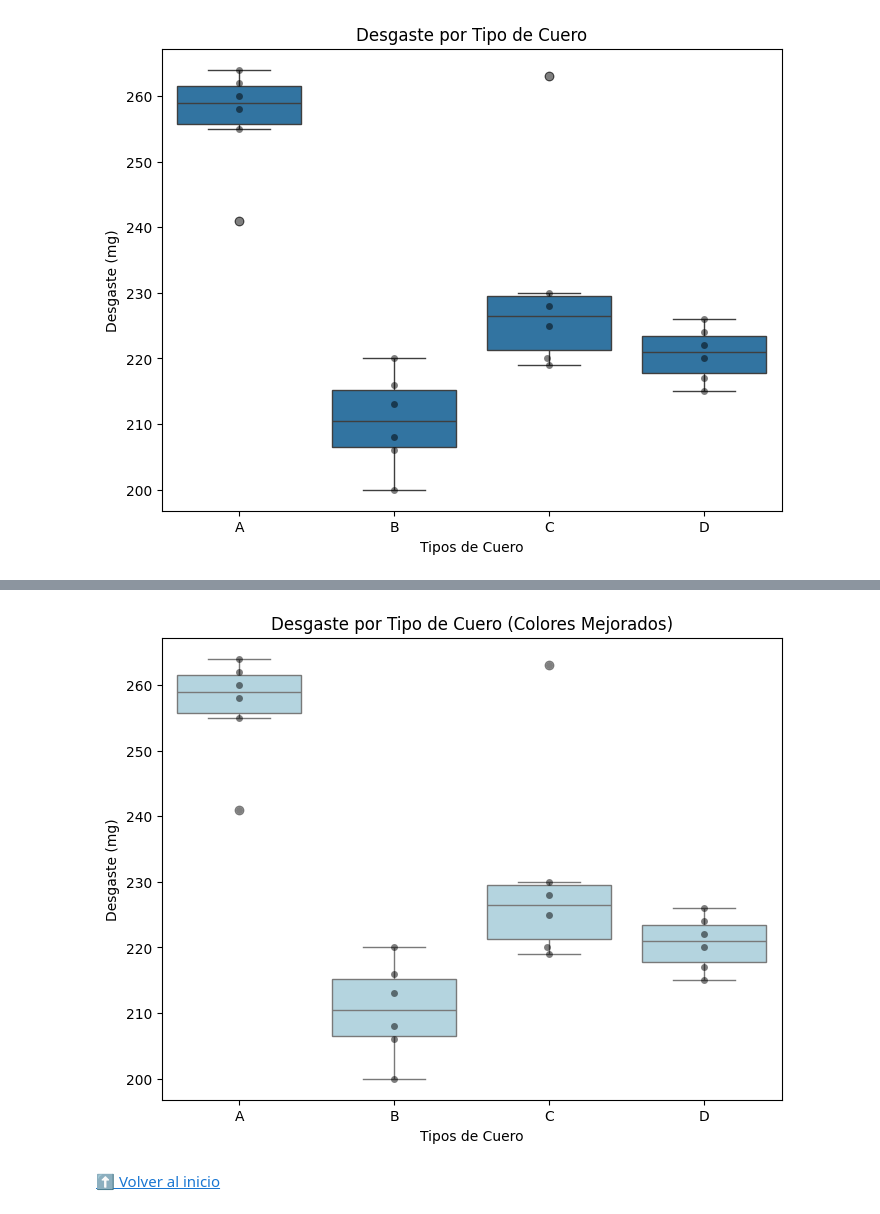
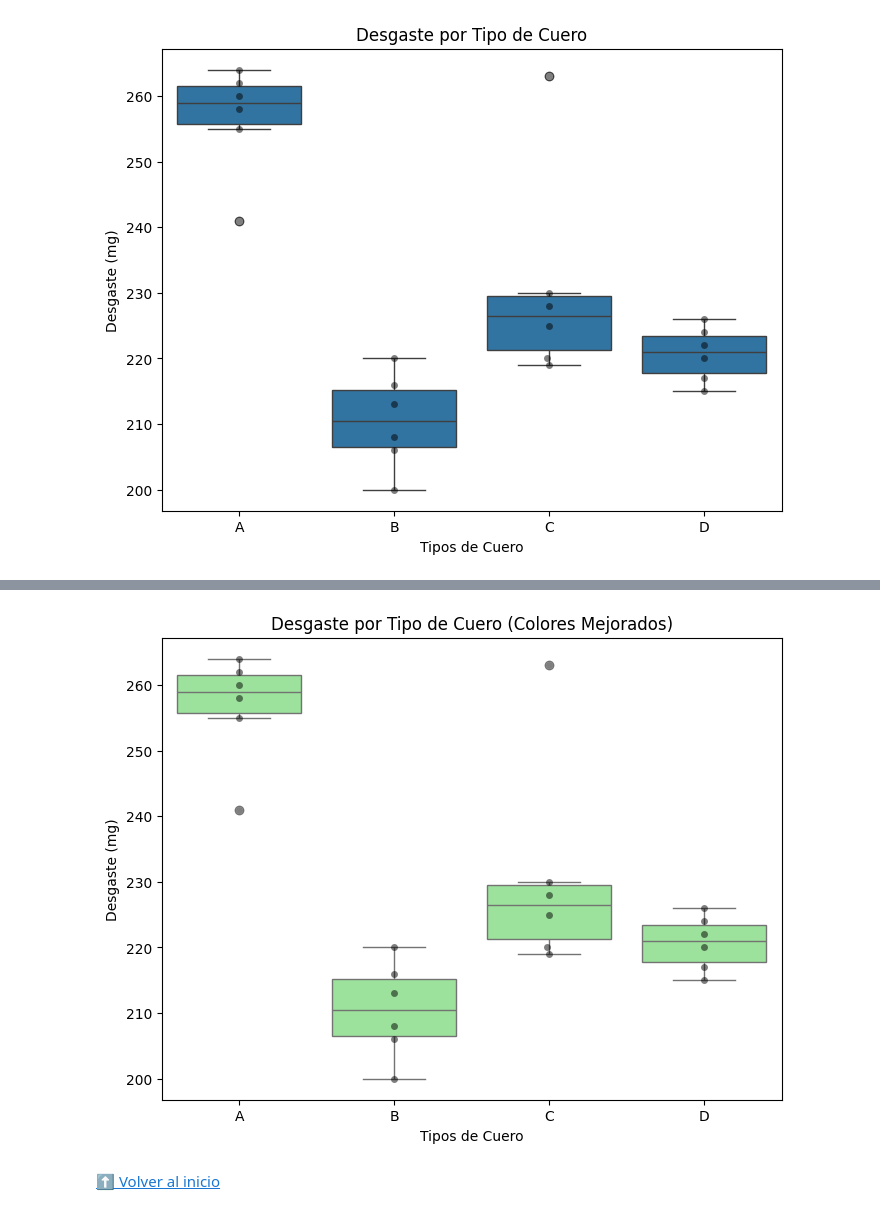
Before and after one commit to JSEFERINO/DISE-O2025, a Jupyter notebook: 202501_Doe_DCA.ipynb, the cells around one changed output, grey strips where cells are left out. Cells and saved outputs as stored; diff of their text form; code cells hidden in the pictures.

```diff
--- a/202501_Doe_DCA.ipynb
+++ b/202501_Doe_DCA.ipynb
@@ -229,14 +193,14 @@ ggplot(df_r, aes(x = Tipos_de_Cuero, y = Desgaste)) +
 # %%
 # @title **4. BoxPlot para el Desgaste - Mejorando colores**
 plt.figure(figsize=(8, 6))
-sns.boxplot(x="Tipos de Cuero", y="Desgaste", data=df, color='lightblue')  # Cambiar color de las cajas
+sns.boxplot(x="Tipos de Cuero", y="Desgaste", data=df, color='lightgreen')  # Cambiar color de las cajas
 sns.swarmplot(x="Tipos de Cuero", y="Desgaste", data=df, color='black', alpha=0.5)
 plt.title('Desgaste por Tipo de Cuero (Colores Mejorados)')
 plt.xlabel('Tipos de Cuero')
 plt.ylabel('Desgaste (mg)')
 plt.show()
 # %% [output]
-[figure, old version]
+[figure, new version]
 # %% [markdown]
 [⬆️ Volver al inicio](#inicio)
 # %% [markdown]
```
Also changed, not shown: parts of 52 cells of this notebook.
